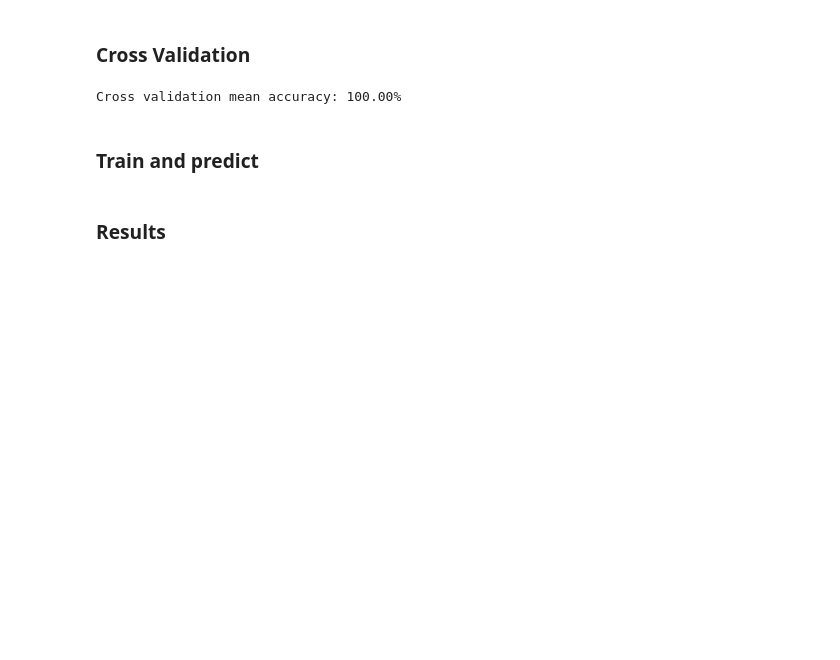
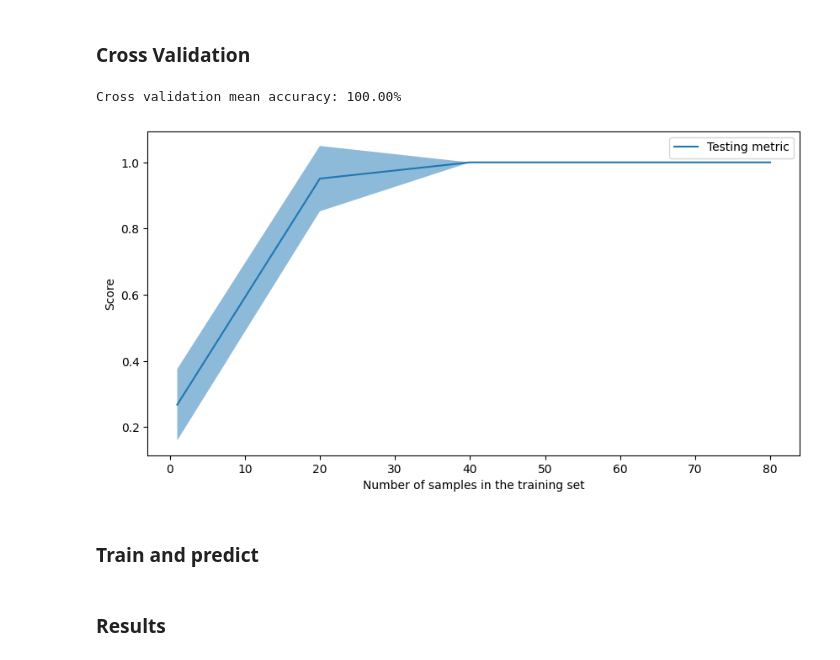
Before and after one commit to sinansoulier/VR-Gesture-Classification, a Jupyter notebook: gesture_classification.ipynb, the cells around one changed output. Saved outputs shown, nothing was run; the diff lists cells and outputs as text; code cells hidden in the pictures; blank space fills up the shorter version.

Commit message:
[Models][sklearn] Added learning curves plotting

```diff
--- a/gesture_classification.ipynb
+++ b/gesture_classification.ipynb
@@ -212,6 +219,21 @@ scores = cross_val_score(rf_classifier, X_train.reshape(X_train.shape[0], -1), y
 print(f"Cross validation mean accuracy: {scores.mean() * 100:.2f}%\n")
 # %% [output]
 Cross validation mean accuracy: 100.00%
+# %%
+_, ax = plt.subplots(figsize=(10, 5))
+LearningCurveDisplay.from_estimator(
+    rf_classifier,
+    data.reshape(data.shape[0], -1),
+    labels,
+    cv= ShuffleSplit(n_splits=50, test_size=0.2, random_state=0),
+    scoring='accuracy',
+    n_jobs=-1,
+    train_sizes=np.linspace(0.01, 1.0, 5),
+    ax=ax
+)
+plt.show()
+# %% [output]
+[figure, added]
 # %% [markdown]
 ### Train and predict
 # %%
```
Also changed, not shown: parts of 6 cells of this notebook.
